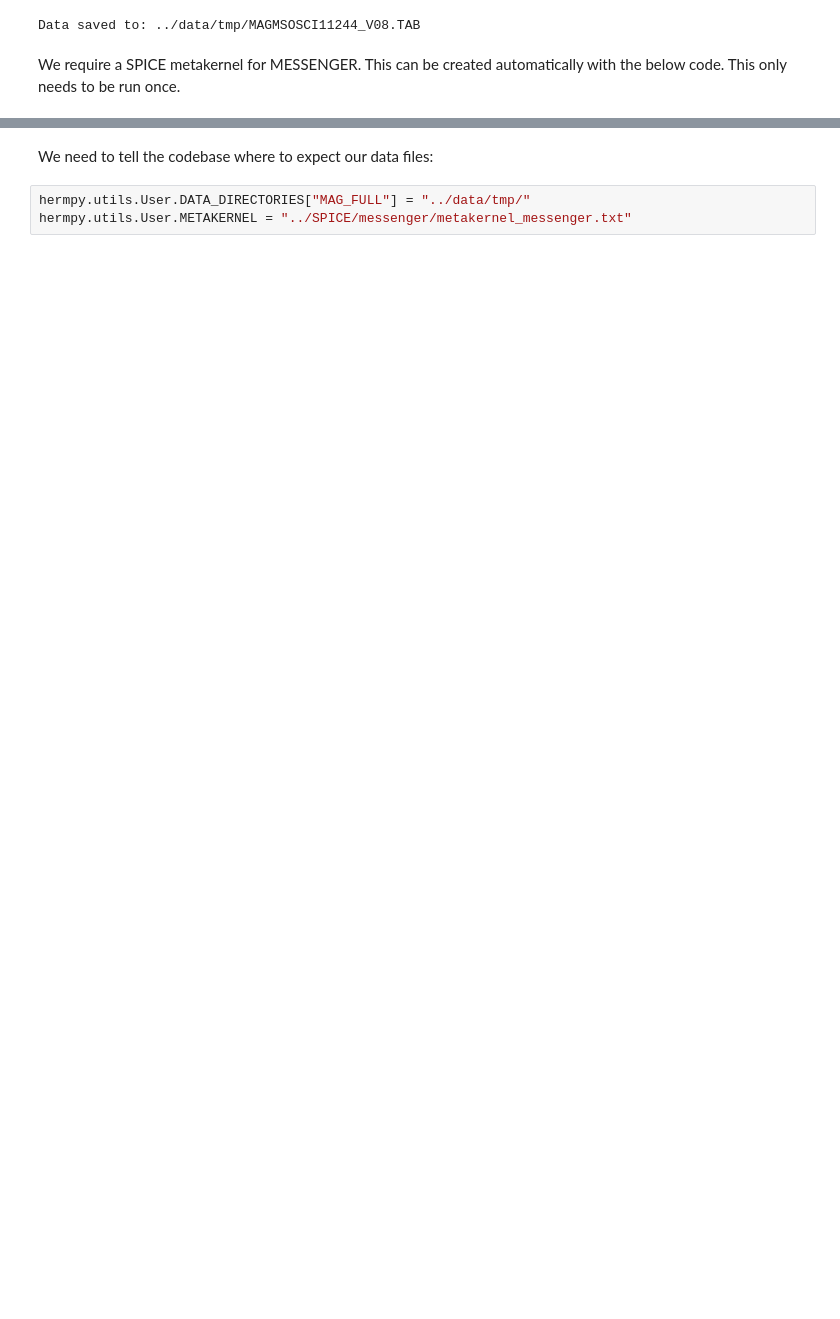
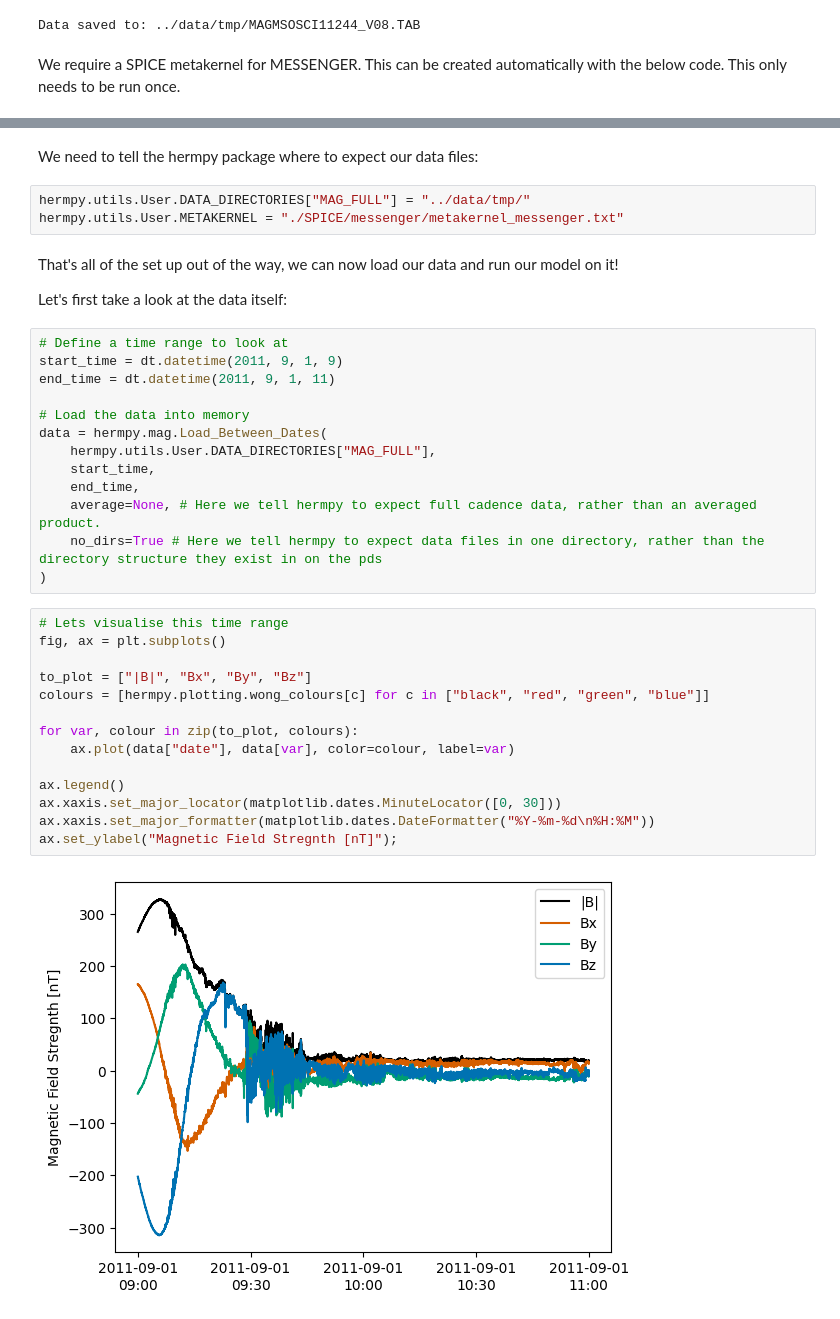
Before and after one commit to daraghhollman/messenger_region_classifier, a Jupyter notebook: examples/minimal_application_example.ipynb, the cells around one changed output, grey strips where cells are left out. Cells and saved outputs as stored; diff of their text form; blank space fills up the shorter version.

```diff
--- a/examples/minimal_application_example.ipynb
+++ b/examples/minimal_application_example.ipynb
@@ -42,5 +71,38 @@ if not os.path.isdir("../SPICE/"):
 # %% [markdown]
-We need to tell the codebase where to expect our data files:
+We need to tell the hermpy package where to expect our data files:
 # %%
 hermpy.utils.User.DATA_DIRECTORIES["MAG_FULL"] = "../data/tmp/"
-hermpy.utils.User.METAKERNEL = "../SPICE/messenger/metakernel_messenger.txt"
+hermpy.utils.User.METAKERNEL = "./SPICE/messenger/metakernel_messenger.txt"
+# %% [markdown]
+That's all of the set up out of the way, we can now load our data and run our model on it!
+
+Let's first take a look at the data itself:
+# %%
+# Define a time range to look at
+start_time = dt.datetime(2011, 9, 1, 9)
+end_time = dt.datetime(2011, 9, 1, 11)
+
+# Load the data into memory
+data = hermpy.mag.Load_Between_Dates(
+    hermpy.utils.User.DATA_DIRECTORIES["MAG_FULL"],
+    start_time,
+    end_time,
+    average=None, # Here we tell hermpy to expect full cadence data, rather than an averaged product.
+    no_dirs=True # Here we tell hermpy to expect data files in one directory, rather than the directory structure they exist in on the pds
+)
+# %%
+# Lets visualise this time range
+fig, ax = plt.subplots()
+
+to_plot = ["|B|", "Bx", "By", "Bz"]
+colours = [hermpy.plotting.wong_colours[c] for c in ["black", "red", "green", "blue"]]
+
+for var, colour in zip(to_plot, colours):
+    ax.plot(data["date"], data[var], color=colour, label=var)
+
+ax.legend()
+ax.xaxis.set_major_locator(matplotlib.dates.MinuteLocator([0, 30]))
+ax.xaxis.set_major_formatter(matplotlib.dates.DateFormatter("%Y-%m-%d\n%H:%M"))
+ax.set_ylabel("Magnetic Field Stregnth [nT]");
+# %% [output]
+[figure, added]
```
Also changed, not shown: parts of 9 cells of this notebook.
